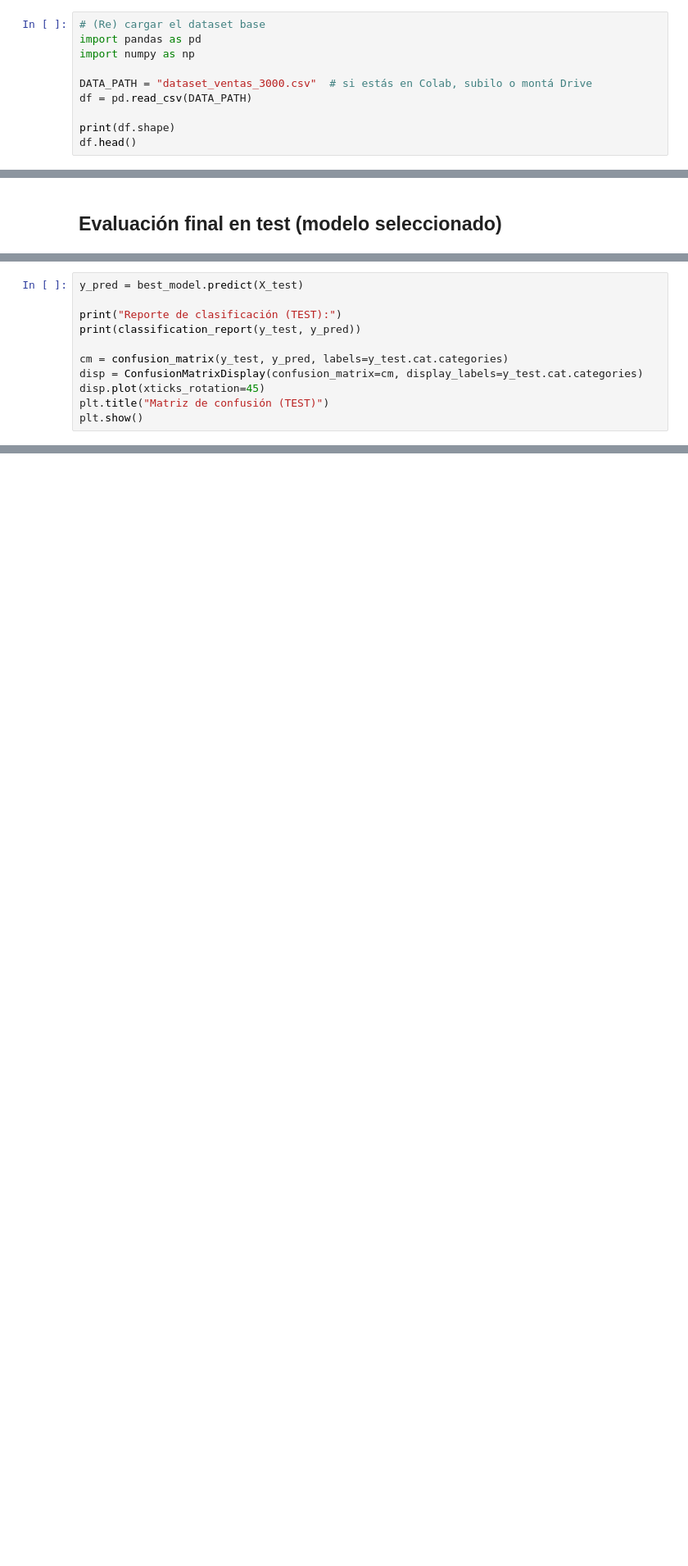
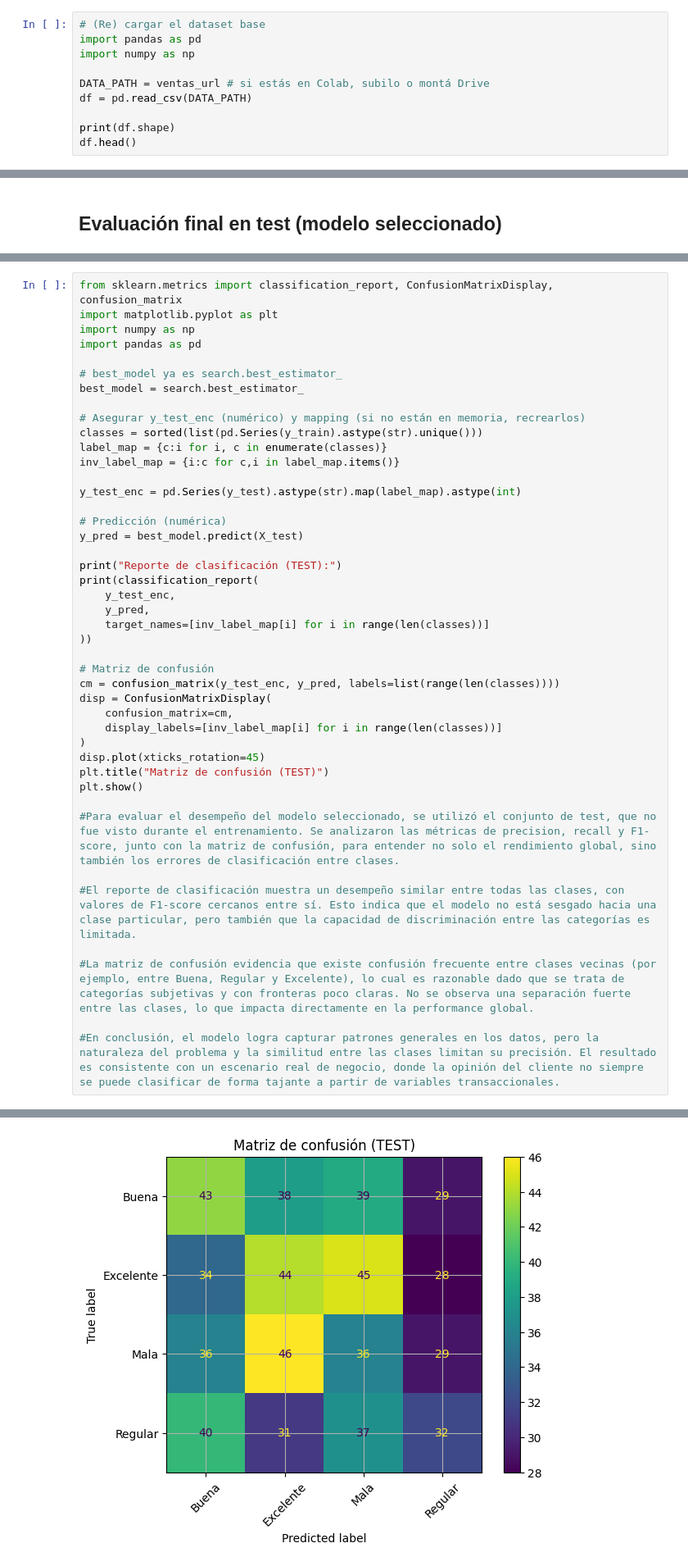
Before and after one commit to Gonrampsn4/Proyecto-Ciencia-de-Datos2-Ventas_Ramallo, a Jupyter notebook: Proyecto_Ventas_UY_Entrega_Final_ML.ipynb, the cells around one changed output, grey strips where cells are left out. Shown at 82% size. Cells and saved outputs as stored; diff of their text form; blank space fills up the shorter version.

```diff
--- a/Proyecto_Ventas_UY_Entrega_Final_ML.ipynb
+++ b/Proyecto_Ventas_UY_Entrega_Final_ML.ipynb
@@ -397,7 +399,7 @@ En esta entrega extendemos la **primera entrega** incorporando **modelos predict
 import pandas as pd
 import numpy as np
 
-DATA_PATH = "dataset_ventas_3000.csv"  # si estás en Colab, subilo o montá Drive
+DATA_PATH = ventas_url # si estás en Colab, subilo o montá Drive
 df = pd.read_csv(DATA_PATH)
 
 print(df.shape)
@@ -597,11 +813,44 @@ best_model
 # %%
+from sklearn.metrics import classification_report, ConfusionMatrixDisplay, confusion_matrix
+import matplotlib.pyplot as plt
+import numpy as np
+import pandas as pd
+
+# best_model ya es search.best_estimator_
+best_model = search.best_estimator_
+
+# Asegurar y_test_enc (numérico) y mapping (si no están en memoria, recrearlos)
+classes = sorted(list(pd.Series(y_train).astype(str).unique()))
+label_map = {c:i for i, c in enumerate(classes)}
+inv_label_map = {i:c for c,i in label_map.items()}
+
+y_test_enc = pd.Series(y_test).astype(str).map(label_map).astype(int)
+
+# Predicción (numérica)
 y_pred = best_model.predict(X_test)
 
 print("Reporte de clasificación (TEST):")
-print(classification_report(y_test, y_pred))
+print(classification_report(
+    y_test_enc,
+    y_pred,
+    target_names=[inv_label_map[i] for i in range(len(classes))]
+))
 
-cm = confusion_matrix(y_test, y_pred, labels=y_test.cat.categories)
-disp = ConfusionMatrixDisplay(confusion_matrix=cm, display_labels=y_test.cat.categories)
+# Matriz de confusión
+cm = confusion_matrix(y_test_enc, y_pred, labels=list(range(len(classes))))
+disp = ConfusionMatrixDisplay(
+    confusion_matrix=cm,
+    display_labels=[inv_label_map[i] for i in range(len(classes))]
+)
 disp.plot(xticks_rotation=45)
 plt.title("Matriz de confusión (TEST)")
 plt.show()
+
+#Para evaluar el desempeño del modelo seleccionado, se utilizó el conjunto de test, que no fue visto durante el entrenamiento. Se analizaron las métricas de precision, recall y F1-score, junto con la matriz de confusión, para entender no solo el rendimiento global, sino también los errores de clasificación entre clases.
+
+#El reporte de clasificación muestra un desempeño similar entre todas las clases, con valores de F1-score cercanos entre sí. Esto indica que el modelo no está sesgado hacia una clase particular, pero también que la capacidad de discriminación entre las categorías es limitada.
+
+#La matriz de confusión evidencia que existe confusión frecuente entre clases vecinas (por ejemplo, entre Buena, Regular y Excelente), lo cual es razonable dado que se trata de categorías subjetivas y con fronteras poco claras. No se observa una separación fuerte entre las clases, lo que impacta directamente en la performance global.
+
+#En conclusión, el modelo logra capturar patrones generales en los datos, pero la naturaleza del problema y la similitud entre las clases limitan su precisión. El resultado es consistente con un escenario real de negocio, donde la opinión del cliente no siempre se puede clasificar de forma tajante a partir de variables transaccionales.
+# %% [output]
@@ -608,3 +868,4 @@ plt.show()
+[figure, added]
 # %% [markdown]
 ## Ensemble Models (requisito sugerido)
 
```
Also changed, not shown: parts of 12 cells of this notebook.
